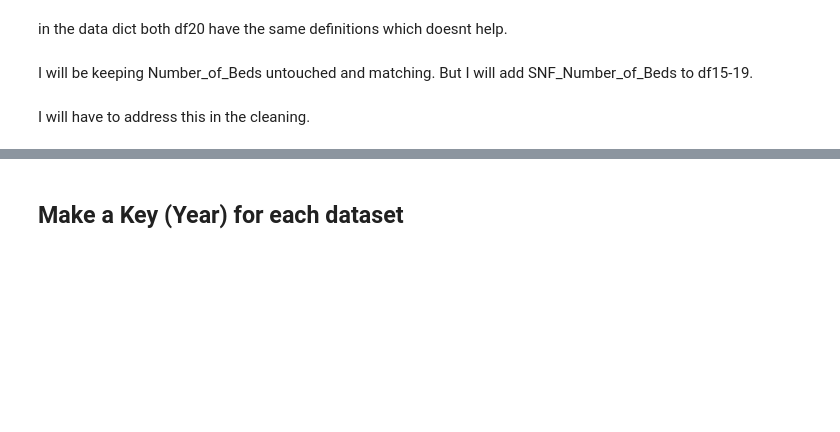
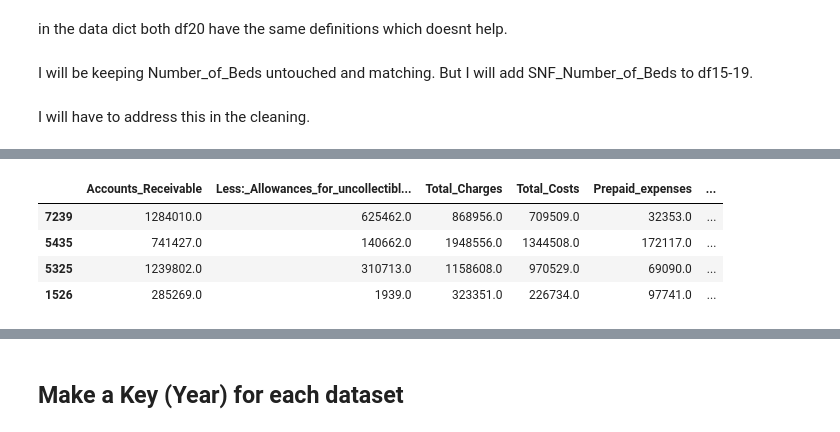
Before and after one commit to lhperreault/Invest_in_retirement_homes-, a Jupyter notebook: ETL_Cost_1.ipynb, the cells around one changed output, grey strips where cells are left out. Drawn from its saved outputs; the diff is of its cells as text; code cells hidden in the pictures; blank space fills up the shorter version.

```diff
--- a/ETL_Cost_1.ipynb
+++ b/ETL_Cost_1.ipynb
@@ -918,0 +935,33 @@ I will have to address this in the cleaning.
+# %%
+selected_columns = [
+    "Accounts_Receivable",
+    "Less:_Allowances_for_uncollectible_notes_and_accounts_receivable",
+    "Total_Charges",
+    "Total_Costs",
+    "Prepaid_expenses",
+    "Net_Patient_Revenue",
+    "Inventory",
+    "Gross_Revenue",
+    "Less_Contractual_Allowance_and_discounts_on_patients'_accounts",
+    "Allowable_Bad_Debts",
+    "Cash_on_hand_and_in_banks",
+    "Other_current_assets",
+    "Total_Current_Assets",
+    "Total_Assets",
+    "Total_fixed_Assets",
+    "Total_liabilities",
+    "Total_Income",
+    "Net_Income"
+]
+
+df_selected = df20_cleaned[selected_columns]
+
+df_labor_vars = df_selected
+# %%
+df_selected.sample(4)
+# %% [output]
+|  | Accounts_Receivable | Less:_Allowances_for_uncollectibl... | Total_Charges | Total_Costs | Prepaid_expenses | ... |
+| 7239 | 1284010.0 | 625462.0 | 868956.0 | 709509.0 | 32353.0 | ... |
+| 5435 | 741427.0 | 140662.0 | 1948556.0 | 1344508.0 | 172117.0 | ... |
+| 5325 | 1239802.0 | 310713.0 | 1158608.0 | 970529.0 | 69090.0 | ... |
+| 1526 | 285269.0 | 1939.0 | 323351.0 | 226734.0 | 97741.0 | ... |
```
Also changed, not shown: parts of 29 cells of this notebook.
